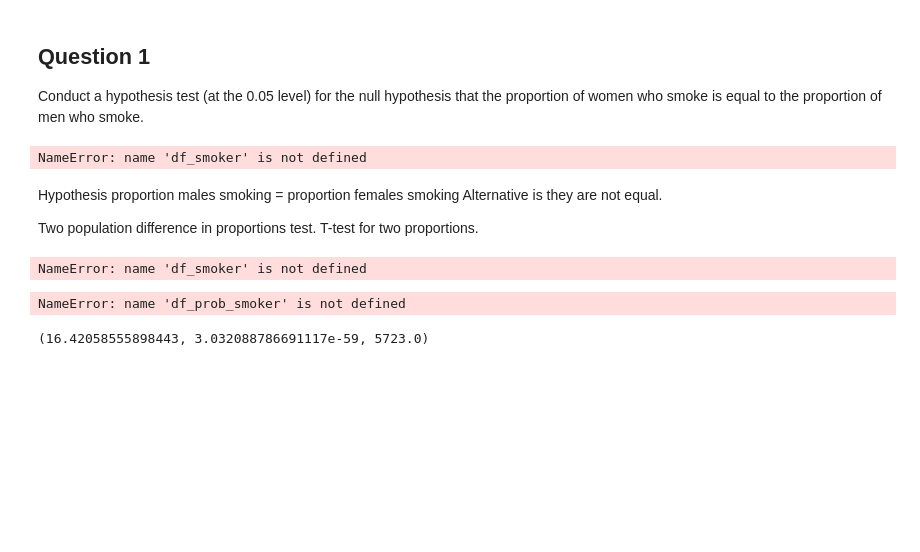
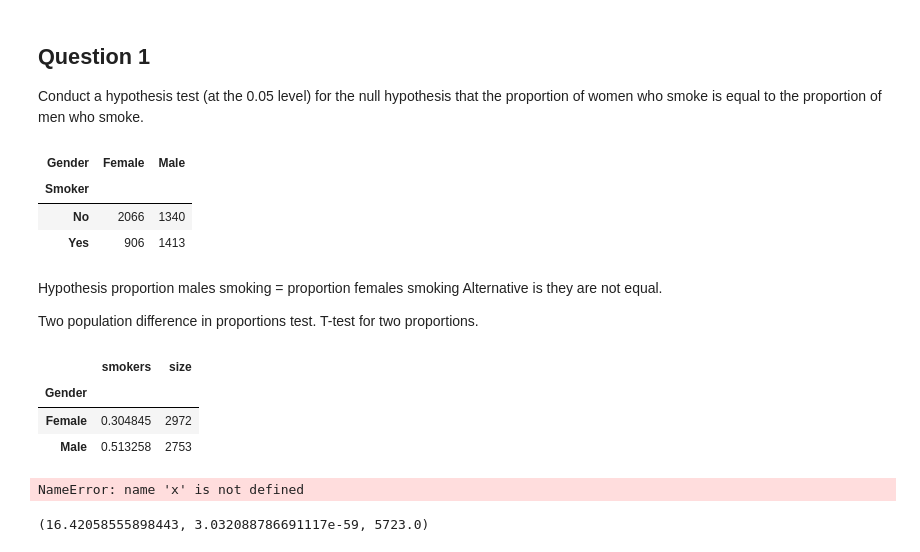
Before and after one commit to Sven-Skyth-Henriksen/AI-Exercises, a Jupyter notebook: M2/07. P-value and Confidence Interval/02_hypothesis_test_practice.ipynb, the cells around one changed output. Saved outputs shown, nothing was run; the diff lists cells and outputs as text; code cells hidden in the pictures; blank space fills up the shorter version.

```diff
--- a/M2/07. P-value and Confidence Interval/02_hypothesis_test_practice.ipynb
+++ b/M2/07. P-value and Confidence Interval/02_hypothesis_test_practice.ipynb
@@ -47,11 +47,14 @@ Conduct a hypothesis test (at the 0.05 level) for the null hypothesis that the p
 # %%
 # insert your code here
 nhanes["Smoker"] = nhanes.SMQ020.replace({1: "Yes", 2: "No", 7: np.nan, 9: np.nan})  # np.nan represents a missing value
 nhanes["Gender"] = nhanes.RIAGENDR.replace({1: "Male", 2: "Female"})
-# df_smoker = nhanes[["Smoker", "Gender"]].dropna()  # dropna drops cases where either variable is missing
+df_smoker = nhanes[["Smoker", "Gender"]].dropna()  # dropna drops cases where either variable is missing
 pd.crosstab(df_smoker.Smoker, df_smoker.Gender)
 # %% [output]
-NameError: name 'df_smoker' is not defined
+| Gender | Female | Male |
+| Smoker |  |  |
+| No | 2066 | 1340 |
+| Yes | 906 | 1413 |
 # %% [markdown]
 Hypothesis proportion males smoking = proportion females smoking
 Alternative is they are not equal.
@@ -63,12 +66,22 @@ df_prob_smoker = df_smoker.groupby(df_smoker.Gender).agg({'Smoker': [lambda x: n
 df_prob_smoker.columns = ['smokers','size']
 df_prob_smoker
 # %% [output]
-NameError: name 'df_smoker' is not defined
+|  | smokers | size |
+| Gender |  |  |
+| Female | 0.304845 | 2972 |
+| Male | 0.513258 | 2753 |
 # %%
 #drop missing values
 df_smoker_new = df_prob_smoker[["smokers", "size"]].dropna()
-# %% [output]
-NameError: name 'df_prob_smoker' is not defined
+# %%
+# Prints test statistic, p-value
+print(sm.stats.proportions_ztest(x.sum(), len(x), 0.5)) # Normal approximation with estimated proportion in SE
+print(sm.stats.proportions_ztest(x.sum(), len(x), 0.5, prop_var=0.5)) # Normal approximation with null proportion in SE
+
+# Prints the p-value
+print(sm.stats.binom_test(x.sum(), len(x), 0.5)) # Exact binomial p-value
+# %% [output]
+NameError: name 'x' is not defined
 # %%
 #conduct a t test with female population vs male populaitons
 # %% [output]
```
